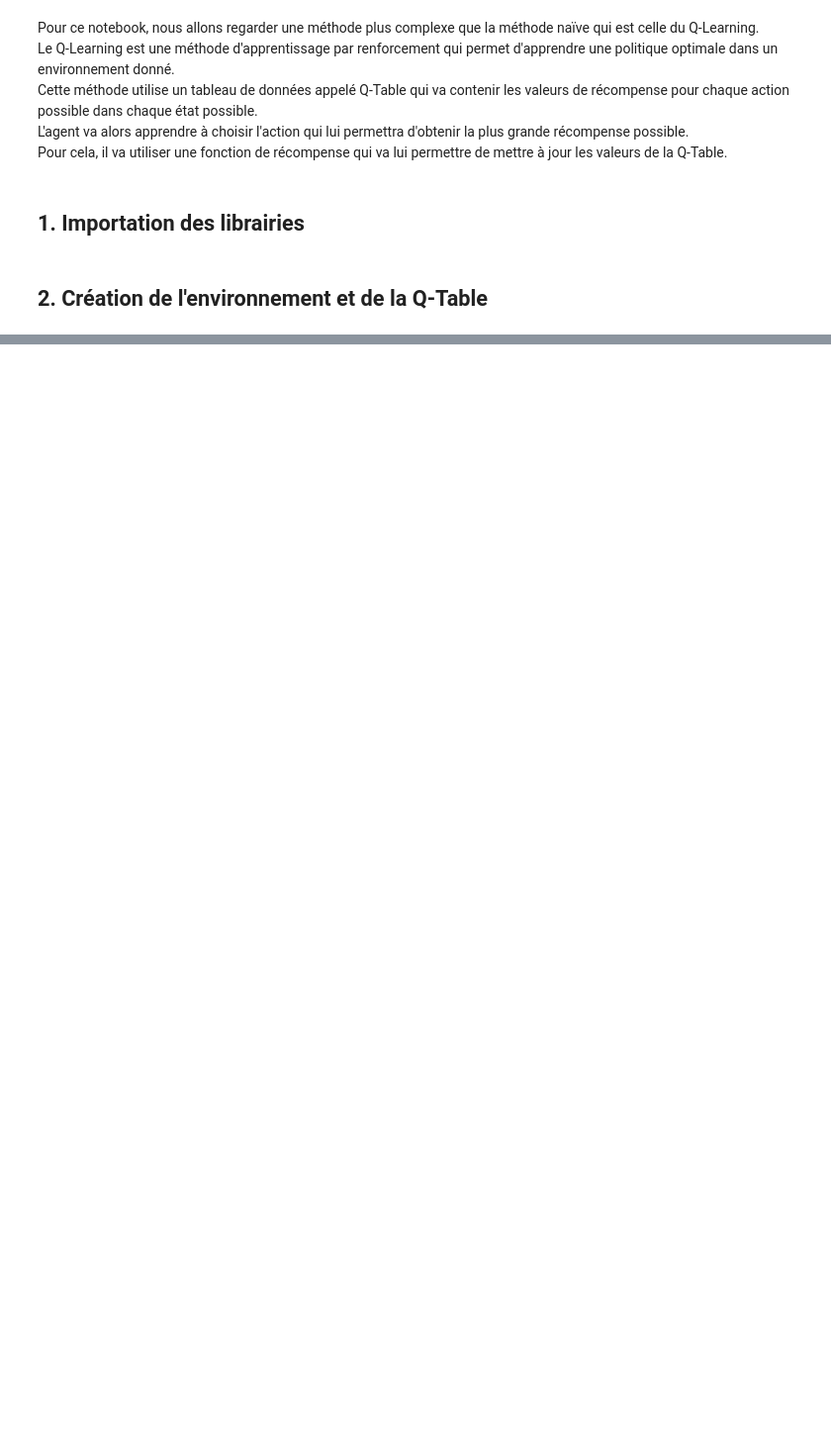
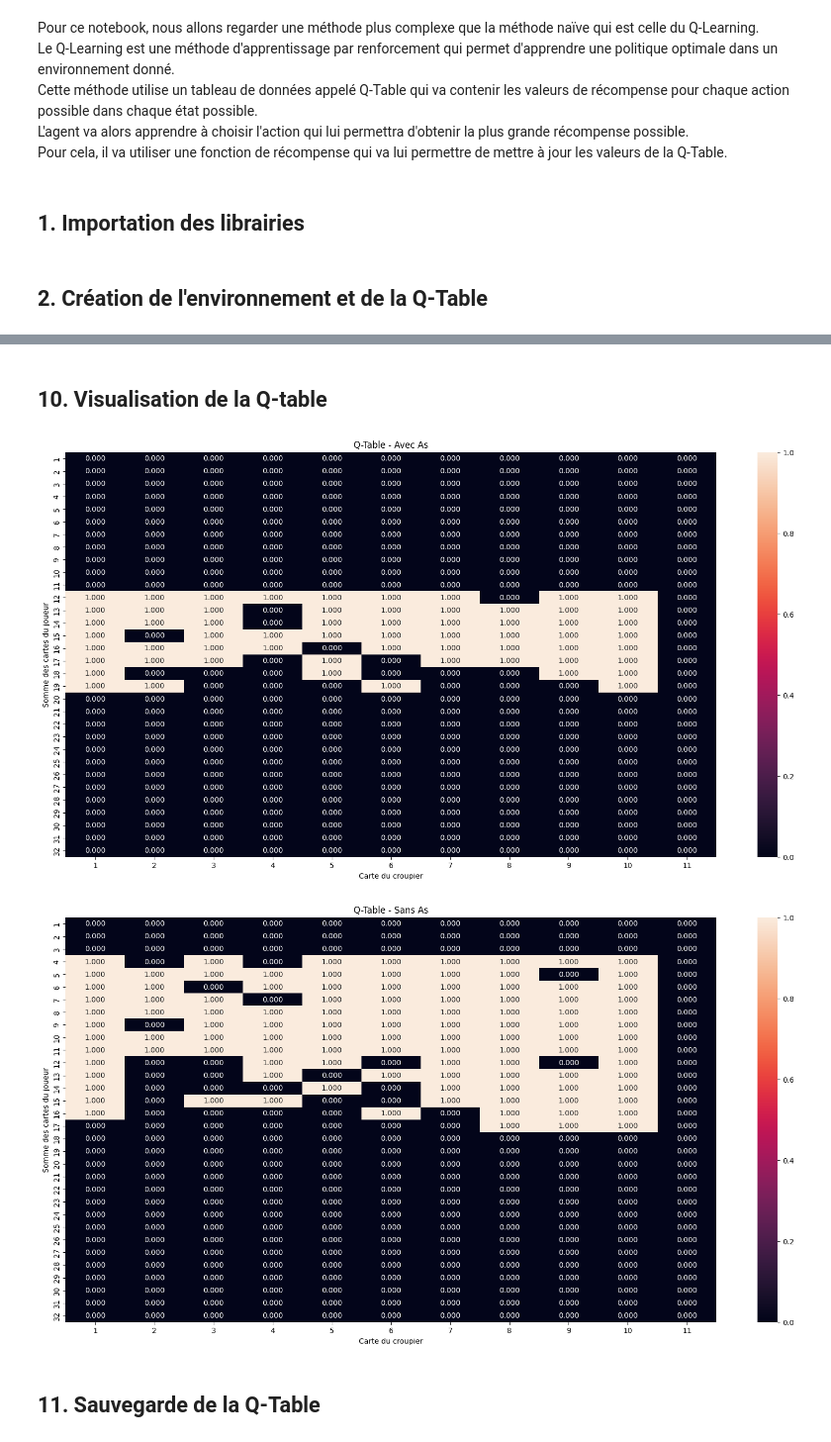
Before and after one commit to LoicDV/Methode-Formelle-Aout, a Jupyter notebook: QLearning.ipynb, the cells around one changed output, grey strips where cells are left out. Shown at 99% size. Cells and saved outputs as stored; diff of their text form; code cells hidden in the pictures; blank space fills up the shorter version.

Commit message:
Final du learning + data stockée

```diff
--- a/QLearning.ipynb
+++ b/QLearning.ipynb
@@ -187,0 +142,2 @@ Draw : 7.3146 %
+# %%
+Q = dict(zip(obs_act, np.zeros(len(obs_act), dtype=np.float64))) # Initialisation de la Q-Table.
@@ -187,0 +169,34 @@ Draw : 7.3146 %
+# %% [markdown]
+## 10. Visualisation de la Q-table
+# %%
+# Visualisation de la Q-table à partir d'une heatmap.
+# Dataframe pour la Q-table avec As et sans As.
+data_wAce = pd.DataFrame(np.zeros((env.observation_space[0].n, env.observation_space[1].n)), index=range(1, env.observation_space[0].n + 1), columns=range(1, env.observation_space[1].n + 1))
+data_nAce = pd.DataFrame(np.zeros((env.observation_space[0].n, env.observation_space[1].n)), index=range(1, env.observation_space[0].n + 1), columns=range(1, env.observation_space[1].n + 1))
+
+# Remplissage des dataframes.
+for i in range(1, 12):
+    for j in range(1, 33):
+        data_wAce[i][j] = max_Q(Q, (j, i, 1))
+        data_nAce[i][j] = max_Q(Q, (j, i, 0))
+
+# Plot de la Q-table avec As.
+plt.figure(figsize=(20, 10))
+sns.heatmap(data_wAce, annot=True, fmt='.3f')
+plt.title('Q-Table - Avec As')
+plt.xlabel('Carte du croupier')
+plt.ylabel('Somme des cartes du joueur')
+plt.show()
+
+# Plot de la Q-table sans As.
+plt.figure(figsize=(20, 10))
+sns.heatmap(data_nAce, annot=True, fmt='.3f')
+plt.title('Q-Table - Sans As')
+plt.xlabel('Carte du croupier')
+plt.ylabel('Somme des cartes du joueur')
+plt.show()
+# %% [output]
+[figure, added]
+[figure, added]
+# %% [markdown]
+## 11. Sauvegarde de la Q-Table
```
Also changed, not shown: parts of 27 cells of this notebook, 7 other files.
